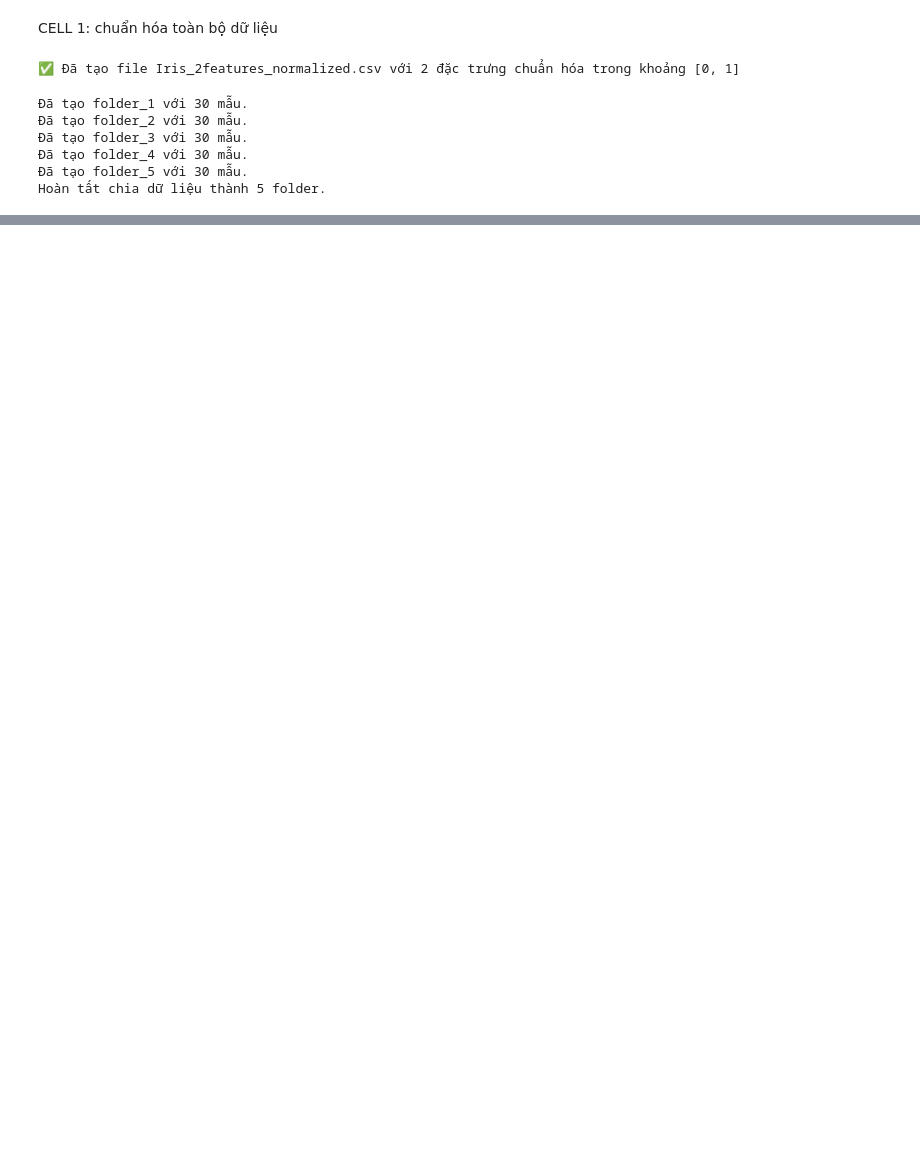
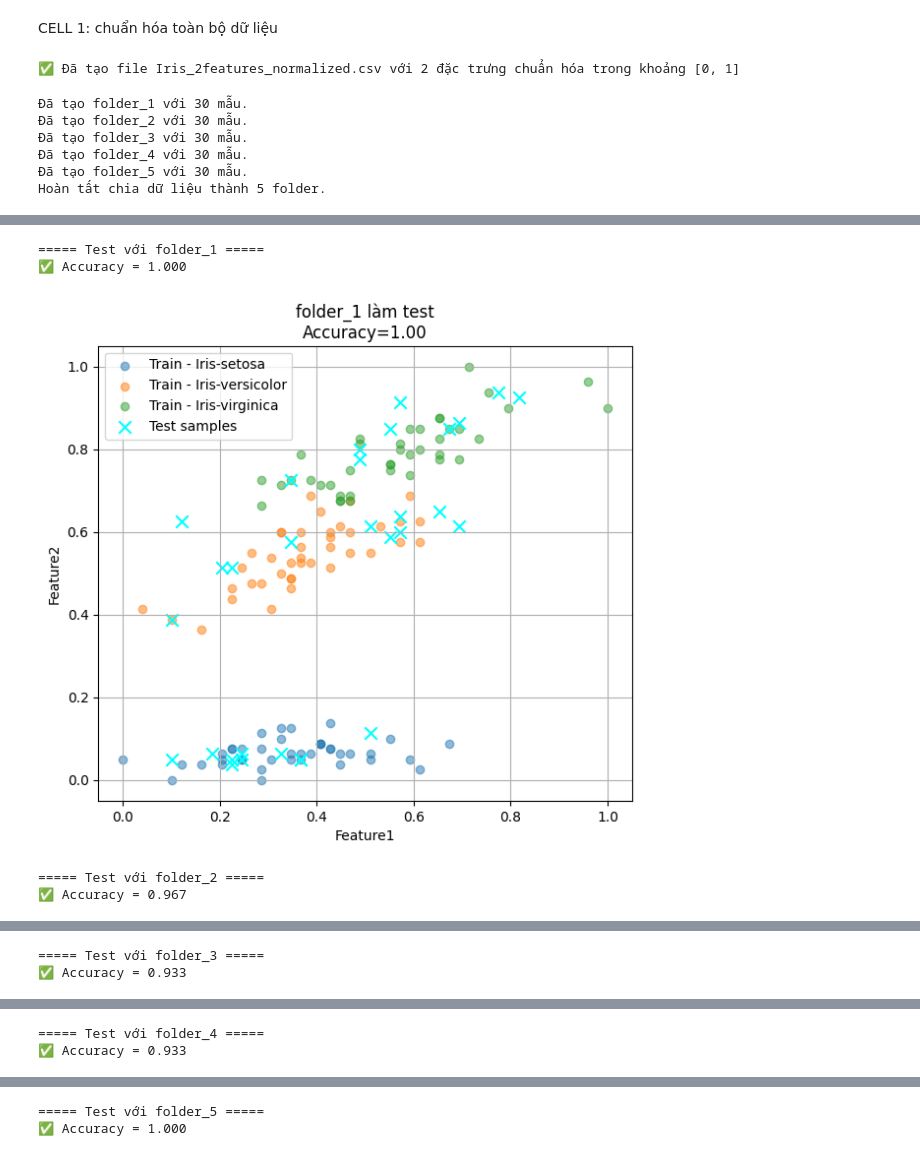
Before and after one commit to MacPhuPhong/ML, a Jupyter notebook: AI_02/baithi_2.ipynb, the cells around one changed output, grey strips where cells are left out. Cells and saved outputs as stored; diff of their text form; code cells hidden in the pictures; blank space fills up the shorter version.

```diff
--- a/AI_02/baithi_2.ipynb
+++ b/AI_02/baithi_2.ipynb
@@ -147,0 +167,74 @@ FileNotFoundError: [Errno 2] No such file or directory: '/media/pphong/D/ML_DL/M
+# %%
+import pandas as pd
+import numpy as np
+import matplotlib.pyplot as plt
+import os
+
+# === Cấu hình ===
+base_dir = r"/media/pphong/D:/ML & DL/ML/AI_02/iris_folder"   # Đúng thư mục
+folders = [f"folder_{i}" for i in range(1, 6)]
+features = ["Feature1", "Feature2"]
+
+def manhattan_distance(a, b):
+    return np.sum(np.abs(a - b))
+
+# === Cross-validation 5 lần ===
+for test_folder in folders:
+    print(f"\n===== Test với {test_folder} =====")
+
+    # Train data (ghép từ 4 folder còn lại)
+    train_folders = [f for f in folders if f != test_folder]
+    train_dfs = []
+    for f in train_folders:
+        folder_path = os.path.join(base_dir, f)
+        csvs = [c for c in os.listdir(folder_path) if c.endswith(".csv")]
+        if not csvs:
+            raise FileNotFoundError(f"Không có CSV trong {folder_path}")
+        train_dfs.append(pd.read_csv(os.path.join(folder_path, csvs[0])))
+    train_df = pd.concat(train_dfs, ignore_index=True)
+
+    # Test data
+    test_path = os.path.join(base_dir, test_folder)
+    test_csvs = [c for c in os.listdir(test_path) if c.endswith(".csv")]
+    if not test_csvs:
+        raise FileNotFoundError(f"Không có CSV trong {test_path}")
+    test_df = pd.read_csv(os.path.join(test_path, test_csvs[0]))
+
+    # Chuẩn hoá theo train
+    min_vals = train_df[features].min()
+    max_vals = train_df[features].max()
+    train_df[features] = (train_df[features] - min_vals) / (max_vals - min_vals)
+    test_df[features] = (test_df[features] - min_vals) / (max_vals - min_vals)
+
+    # Template Matching
+    preds = []
+    for _, row in test_df.iterrows():
+        test_feat = row[features].values
+        dists = [(manhattan_distance(test_feat, tr[features].values), tr["Species"])
+                 for _, tr in train_df.iterrows()]
+        preds.append(min(dists, key=lambda x: x[0])[1])
+    test_df["Predicted"] = preds
+
+    # Accuracy
+    acc = np.mean(test_df["Predicted"] == test_df["Species"])
+    print(f"Accuracy = {acc:.3f}")
+
+    # Vẽ scatter
+    plt.figure(figsize=(7,6))
+    for sp in train_df["Species"].unique():
+        subset = train_df[train_df["Species"] == sp]
+        plt.scatter(subset["Feature1"], subset["Feature2"], label=f"Train - {sp}", alpha=0.5)
+
+    plt.scatter(test_df["Feature1"], test_df["Feature2"], c="cyan", marker="x", s=80, label="Test samples")
+    plt.xlabel("Feature1")
+    plt.ylabel("Feature2")
+    plt.title(f"{test_folder} làm test\nAccuracy={acc:.2f}")
+    plt.legend()
+    plt.grid(True)
+    plt.show()
+# %% [output]
+===== Test với folder_1 =====
+✅ Accuracy = 1.000
+[figure, added]
+===== Test với folder_2 =====
+✅ Accuracy = 0.967
@@ -147,0 +242,2 @@ FileNotFoundError: [Errno 2] No such file or directory: '/media/pphong/D/ML_DL/M
+===== Test với folder_3 =====
+✅ Accuracy = 0.933
@@ -147,0 +245,2 @@ FileNotFoundError: [Errno 2] No such file or directory: '/media/pphong/D/ML_DL/M
+===== Test với folder_4 =====
+✅ Accuracy = 0.933
@@ -147,0 +248,2 @@ FileNotFoundError: [Errno 2] No such file or directory: '/media/pphong/D/ML_DL/M
+===== Test với folder_5 =====
+✅ Accuracy = 1.000
```
Also changed, not shown: parts of 3 cells of this notebook, 5 other files.
